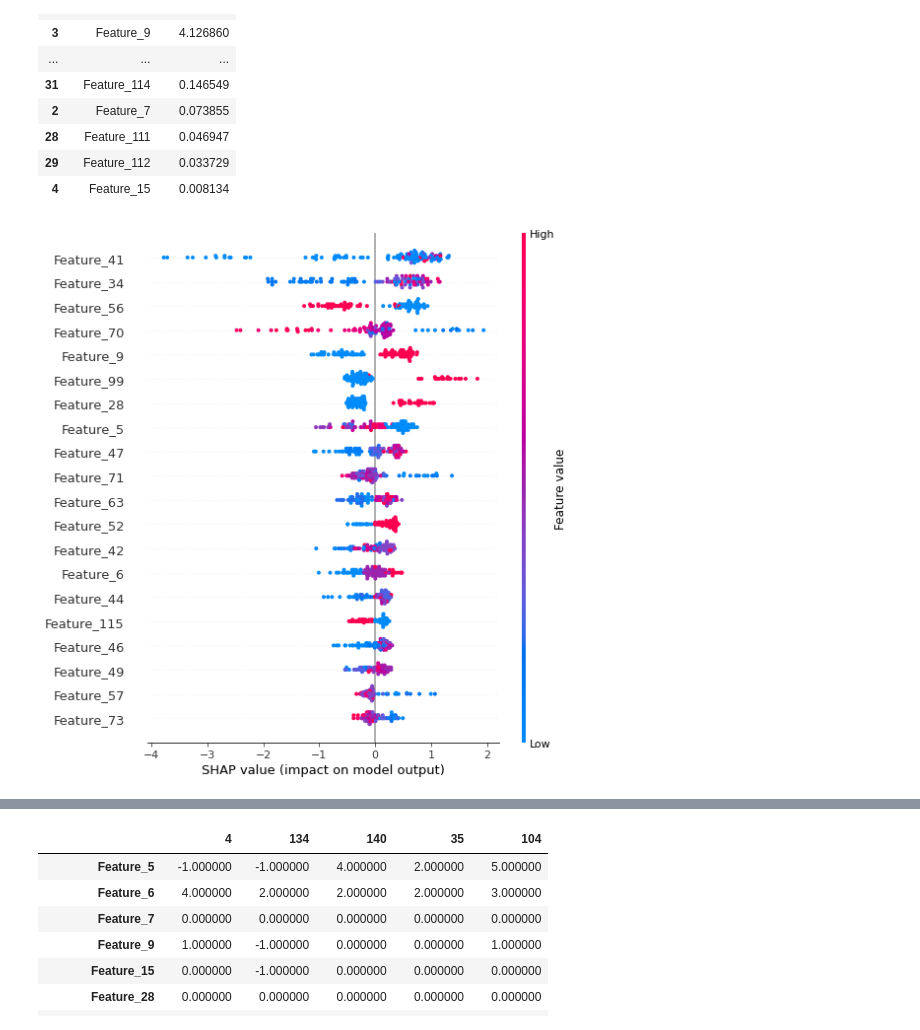
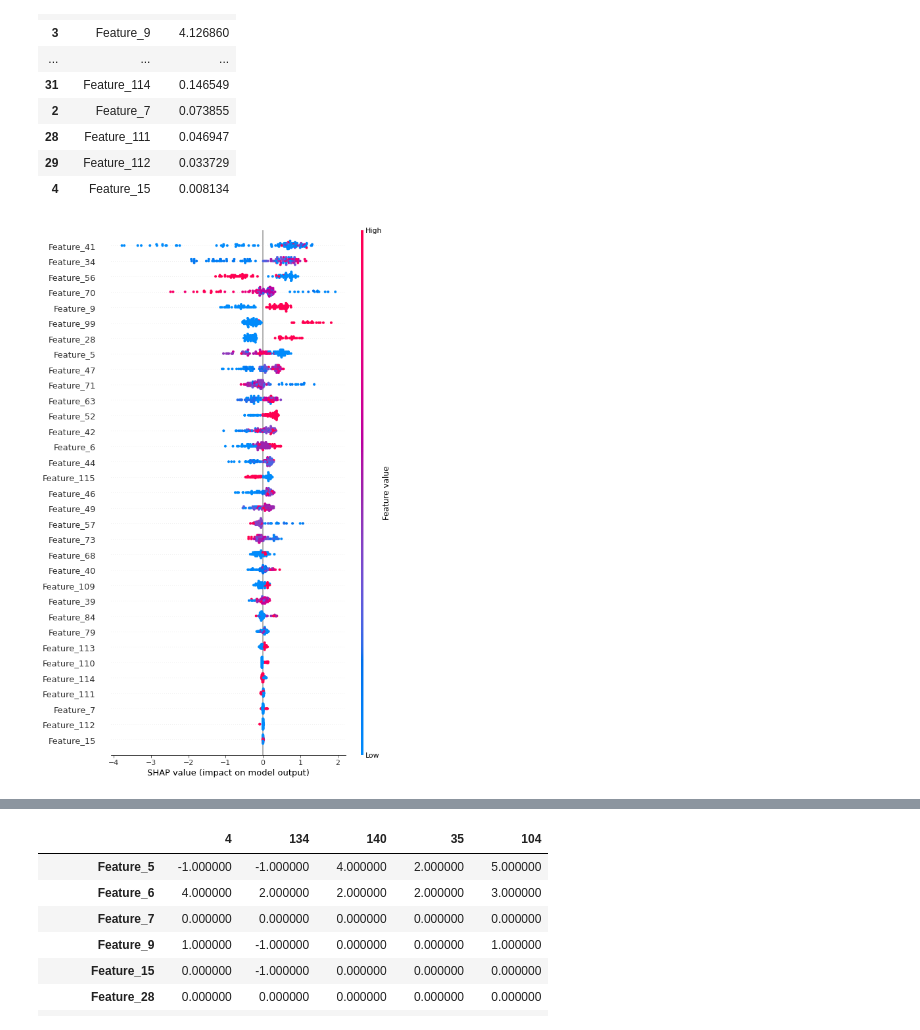
Before and after one commit to albul-k/ml_covid_surv_prediction, a Jupyter notebook: catboost_clf-without_susp.ipynb, the cells around one changed output, grey strips where cells are left out. Cells and saved outputs as stored; diff of their text form; code cells hidden in the pictures.

```diff
--- a/catboost_clf-without_susp.ipynb
+++ b/catboost_clf-without_susp.ipynb
@@ -259,5 +260,5 @@ shap_values_train = explainer.shap_values(X_train)
 # %%
-shap.summary_plot(shap_values_train, X_train)
+shap.summary_plot(shap_values_train, X_train, max_display=40)
 # %% [output]
-[figure, old version]
+[figure, new version]
 # %%
```
Also changed, not shown: parts of 19 cells of this notebook, 1 other file.
